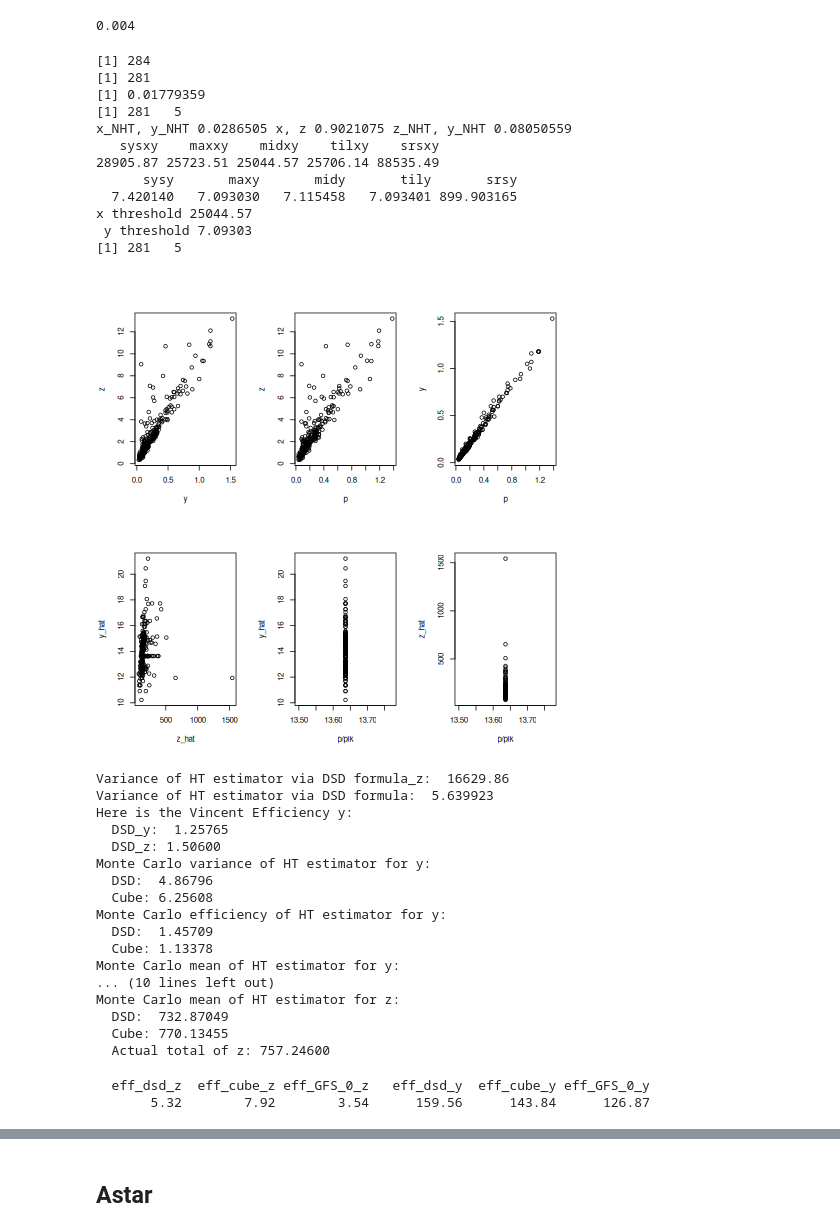
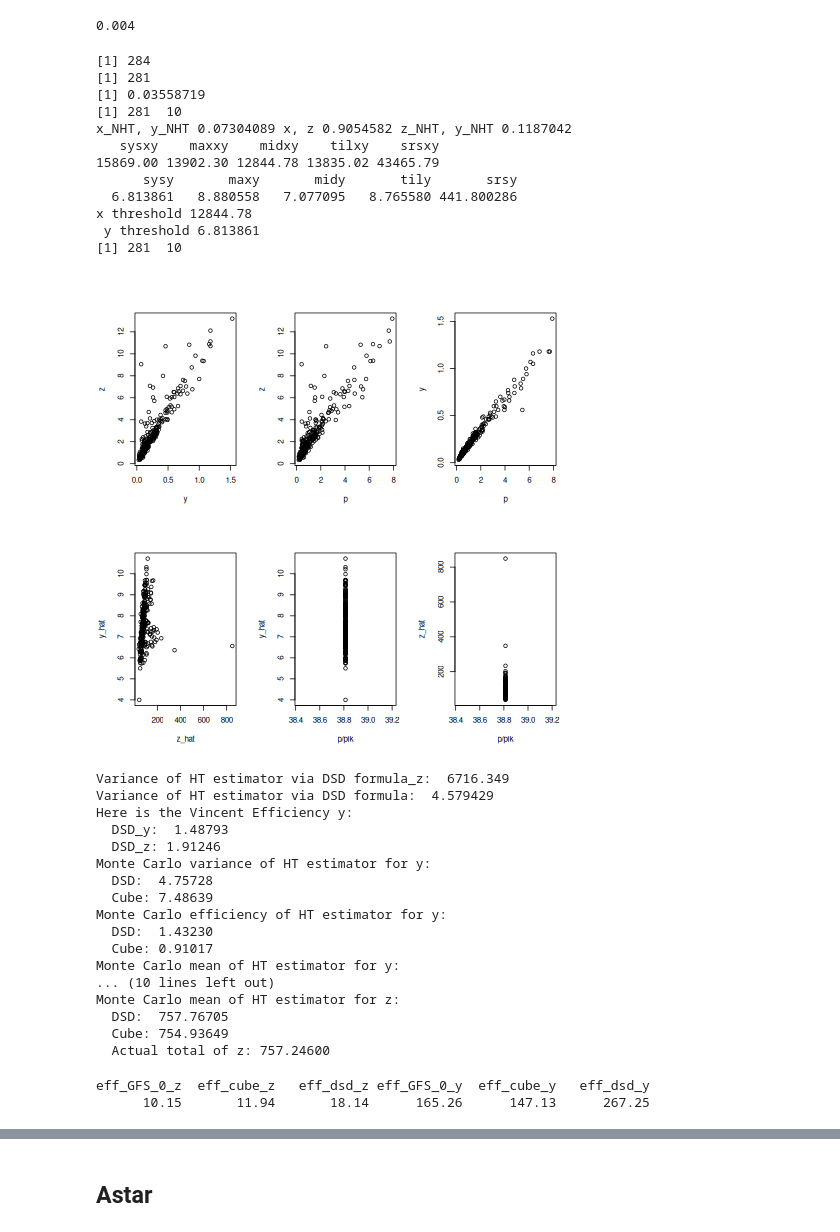
Before and after one commit to mehdimhb/geometric-sampling, a Jupyter notebook: Bardia GFS/A_Star_Optimal_GFS_6 copy.ipynb, the cells around one changed output, grey strips where cells are left out. Saved outputs shown, nothing was run; the diff lists cells and outputs as text; code cells hidden in the pictures.

```diff
--- a/Bardia GFS/A_Star_Optimal_GFS_6 copy.ipynb
+++ b/Bardia GFS/A_Star_Optimal_GFS_6 copy.ipynb
@@ -323,7 +323,7 @@ library(sampling)
 #MU284 Sweden
 data(MU284)
 print(length(MU284[,1]))
-MU284 = MU284[MU284$P85<200,]
+#MU284 = MU284[MU284$P85<200,]
 print(length(MU284[,1]))
 set.seed(120)
 MU284 = MU284[sample(length(MU284[,1])),]
@@ -359,8 +359,8 @@ y <- P85; z <- ME84 ; p <- P75 # be rahe!
 #  y <- P85; z <- ME84 ; p <- e
 
 
- y <- P85; z <-P75 ; p <- REV84 # be rahe!
-# y <- P85; z <- REV84; p <- S82
+ y <- P85; z <-REV84 ; p <- ME84 # be rahe!
+#  y <- P85; z <- REV84; p <- S82
 # y <- P85; z <- REV84; p <- SS82
 # y <- P85; z <- REV84; p <- e
 
@@ -377,7 +377,7 @@ y <- P85; z <- ME84 ; p <- P75 # be rahe!
 
 
 N = length(y)
-n = 5
+n = 10
 print(n/N)
 pik <- inclusionprobabilities(p, n)
 print(c(N, n))
@@ -435,42 +435,42 @@ if(1==1){
 #cat('x,y', cor(x,y), '\n x,z', cor(z, x), '\n y,z', cor(z, y), "\n")
 plot(y, z)
 plot(p,z)
 plot(p,y)
 
 plot(z_hat,y_hat)
 plot(p/pik,y_hat)
 
 plot(p/pik,z_hat)
 
 
 cat("x_NHT, y_NHT", cor(p/pik,y/pik), "x, z", cor(p,z), "z_NHT, y_NHT", cor(z/pik,y/pik) , "\n")
 
 z_hat = z/pik
 print(var_z)
 print(var_y)
 cat("x threshold", threshold_z, "\n", "y threshold", threshold_y, "\n")
 
 
 #cat("x_NHT, y_NHT", cor(p/pik,y/pik), "x, z", cor(x,z), "z_NHT, y_NHT", cor(z/pik,y/pik))
 Final_result = cbind(y,z, y_hat, z_hat, pik, abs((y_hat- z_hat)/y_hat))
 
 print(c(N,n))
 
 }
 # %% [output]
 [1] 284
 [1] 281
-[1] 0.01779359
-[1] 281   5
-x_NHT, y_NHT 0.0286505 x, z 0.9021075 z_NHT, y_NHT 0.08050559
+[1] 0.03558719
+[1] 281  10
+x_NHT, y_NHT 0.07304089 x, z 0.9054582 z_NHT, y_NHT 0.1187042
    sysxy    maxxy    midxy    tilxy    srsxy
-28905.87 25723.51 25044.57 25706.14 88535.49
+15869.00 13902.30 12844.78 13835.02 43465.79
       sysy       maxy       midy       tily       srsy
-  7.420140   7.093030   7.115458   7.093401 899.903165
-x threshold 25044.57
- y threshold 7.09303
-[1] 281   5
+  6.813861   8.880558   7.077095   8.765580 441.800286
+x threshold 12844.78
+ y threshold 6.813861
+[1] 281  10
-[figure, old version]
+[figure, new version]
 # %%
 %%R
 Ppi <- function(Pi) {
@@ -748,7 +748,7 @@ cat("Variance of HT estimator via DSD formula: ", var_ht, "\n")
 
 # Monte Carlo
 # Number of repetitions
-m <- 50
+m <- 2000
 ht_estimates_dsd_y <- numeric(m)
 ht_estimates_dsd_z <- numeric(m)
 ht_estimates_cube_y <- numeric(m)
@@ -819,30 +819,30 @@ cat("Monte Carlo mean of HT estimator for z:\n")
 cat(sprintf("  DSD:  %.5f\n  Cube: %.5f\n", mean_dsd_z, mean_cube_z))
 cat(sprintf("  Actual total of z: %.5f\n", sum(z)))
 # %% [output]
-Variance of HT estimator via DSD formula_z:  16629.86
-Variance of HT estimator via DSD formula:  5.639923
+Variance of HT estimator via DSD formula_z:  6716.349
+Variance of HT estimator via DSD formula:  4.579429
 Here is the Vincent Efficiency y:
-  DSD_y:  1.25765
-  DSD_z: 1.50600
+  DSD_y:  1.48793
+  DSD_z: 1.91246
 Monte Carlo variance of HT estimator for y:
-  DSD:  4.86796
-  Cube: 6.25608
+  DSD:  4.75728
+  Cube: 7.48639
 Monte Carlo efficiency of HT estimator for y:
-  DSD:  1.45709
-  Cube: 1.13378
+  DSD:  1.43230
+  Cube: 0.91017
 Monte Carlo mean of HT estimator for y:
 ... (10 lines left out)
 Monte Carlo mean of HT estimator for z:
-  DSD:  732.87049
-  Cube: 770.13455
+  DSD:  757.76705
+  Cube: 754.93649
   Actual total of z: 757.24600
 # %%
 %%R
-results = round(c(var__srs/var_ht_z, var__srs/var_cube_z, var__srs/min(var_z_0), var__srs_y/var_ht, var__srs_y/var_cube_y, var__srs_y/min(var_y_0)),2)
-names(results) = c('eff_dsd_z', 'eff_cube_z', 'eff_GFS_0_z', 'eff_dsd_y', 'eff_cube_y', 'eff_GFS_0_y')
+results = round(c(var__srs/min(var_z_0), var__srs/var_cube_z, var__srs/var_ht_z,  var__srs_y/min(var_y_0), var__srs_y/var_cube_y,var__srs_y/var_ht ),2)
+names(results) = c('eff_GFS_0_z','eff_cube_z', 'eff_dsd_z', 'eff_GFS_0_y' , 'eff_cube_y','eff_dsd_y')
 print(results)
 # %% [output]
-  eff_dsd_z  eff_cube_z eff_GFS_0_z   eff_dsd_y  eff_cube_y eff_GFS_0_y
-       5.32        7.92        3.54      159.56      143.84      126.87
+eff_GFS_0_z  eff_cube_z   eff_dsd_z eff_GFS_0_y  eff_cube_y   eff_dsd_y
+      10.15       11.94       18.14      165.26      147.13      267.25
 # %%
 %%R
```
Also changed, not shown: parts of 3 cells of this notebook, 2 other files.
